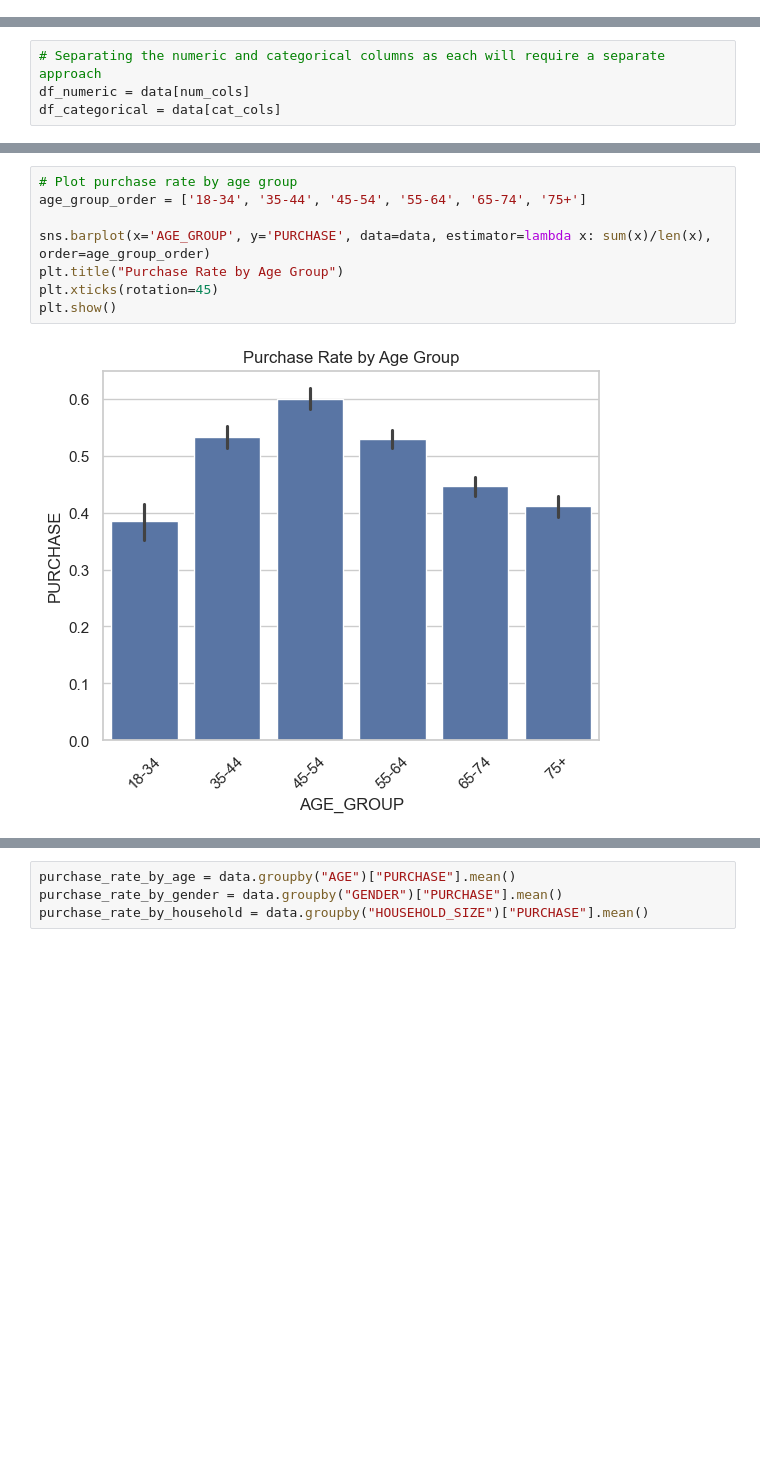
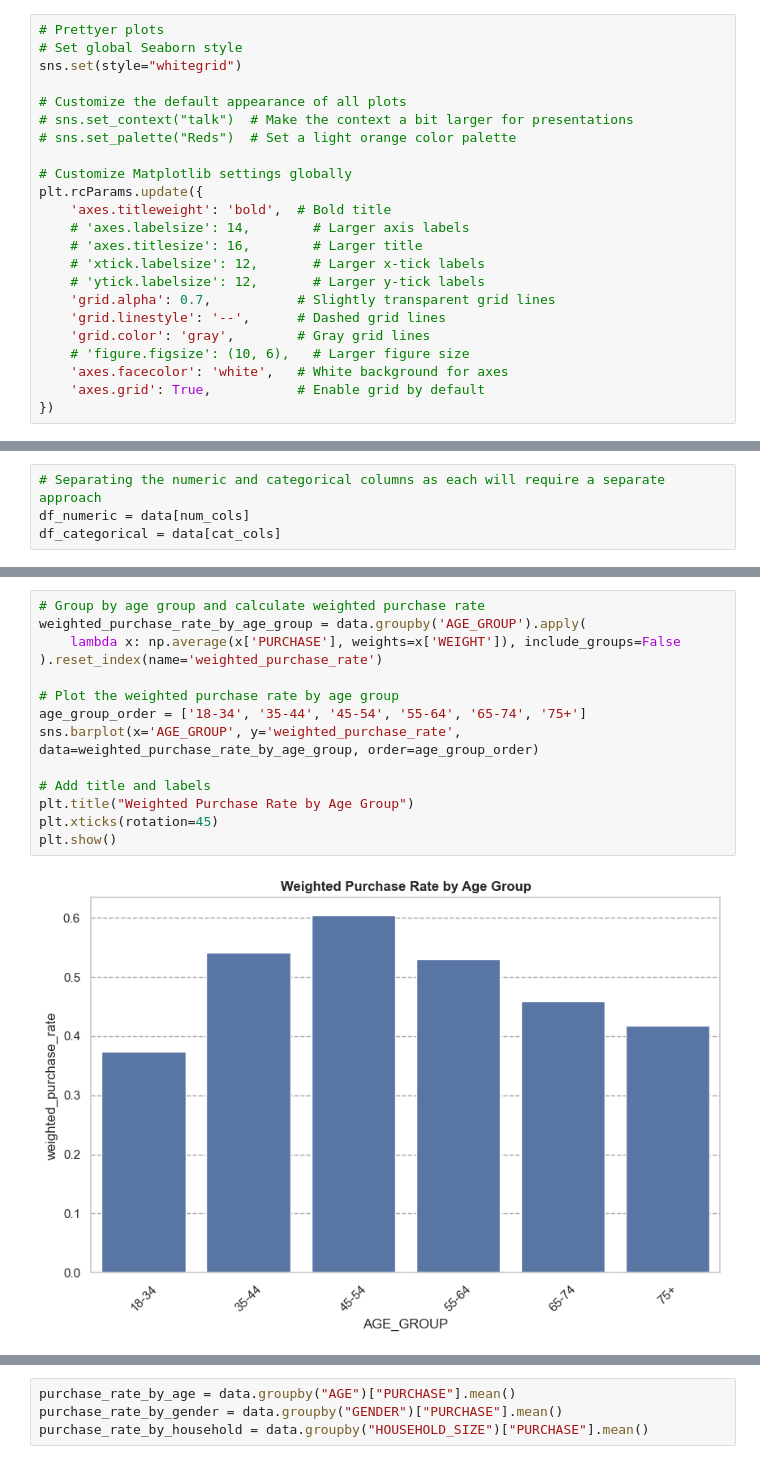
Before and after one commit to JustaKris/XYZ-Marketing-Campaign, a Jupyter notebook: notebooks/03_NIQ_Task_EDA.ipynb, the cells around one changed output, grey strips where cells are left out. Cells and saved outputs as stored; diff of their text form; blank space fills up the shorter version.

```diff
--- a/notebooks/03_NIQ_Task_EDA.ipynb
+++ b/notebooks/03_NIQ_Task_EDA.ipynb
@@ -45,0 +31,23 @@ memory usage: 3.8+ MB
+# %%
+# Prettyer plots
+# Set global Seaborn style
+sns.set(style="whitegrid")
+
+# Customize the default appearance of all plots
+# sns.set_context("talk")  # Make the context a bit larger for presentations
+# sns.set_palette("Reds")  # Set a light orange color palette
+
+# Customize Matplotlib settings globally
+plt.rcParams.update({
+    'axes.titleweight': 'bold',  # Bold title
+    # 'axes.labelsize': 14,        # Larger axis labels
+    # 'axes.titlesize': 16,        # Larger title
+    # 'xtick.labelsize': 12,       # Larger x-tick labels
+    # 'ytick.labelsize': 12,       # Larger y-tick labels
+    'grid.alpha': 0.7,           # Slightly transparent grid lines
+    'grid.linestyle': '--',      # Dashed grid lines
+    'grid.color': 'gray',        # Gray grid lines
+    # 'figure.figsize': (10, 6),   # Larger figure size
+    'axes.facecolor': 'white',   # White background for axes
+    'axes.grid': True,           # Enable grid by default
+})
@@ -116,10 +154,16 @@ Purchase Rate: 49.59%
 # %%
-# Plot purchase rate by age group
+# Group by age group and calculate weighted purchase rate
+weighted_purchase_rate_by_age_group = data.groupby('AGE_GROUP').apply(
+    lambda x: np.average(x['PURCHASE'], weights=x['WEIGHT']), include_groups=False
+).reset_index(name='weighted_purchase_rate')
+
+# Plot the weighted purchase rate by age group
 age_group_order = ['18-34', '35-44', '45-54', '55-64', '65-74', '75+']
+sns.barplot(x='AGE_GROUP', y='weighted_purchase_rate', data=weighted_purchase_rate_by_age_group, order=age_group_order)
 
-sns.barplot(x='AGE_GROUP', y='PURCHASE', data=data, estimator=lambda x: sum(x)/len(x), order=age_group_order)
-plt.title("Purchase Rate by Age Group")
+# Add title and labels
+plt.title("Weighted Purchase Rate by Age Group")
 plt.xticks(rotation=45)
 plt.show()
 # %% [output]
-[figure, old version]
+[figure, new version]
```
Also changed, not shown: parts of 37 cells of this notebook, 6 other files.
